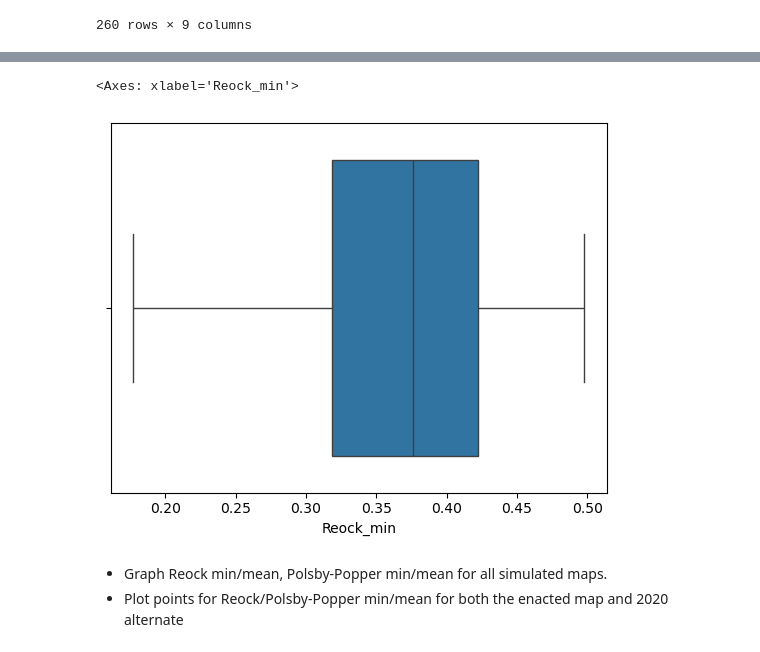
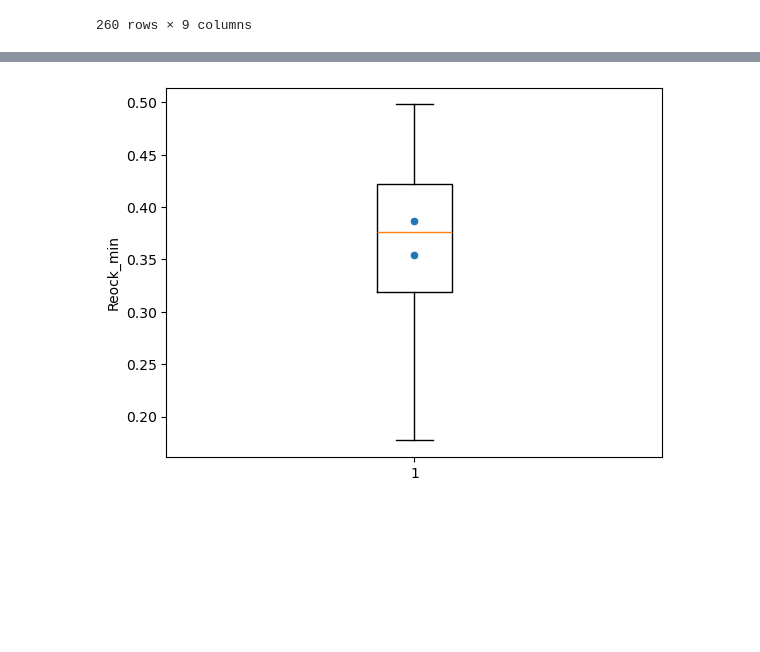
Before and after one commit to stefaniegwangphd/ia-redistricting, a Jupyter notebook: compactness_eval_test.ipynb, the cells around one changed output, grey strips where cells are left out. Drawn from its saved outputs; the diff is of its cells as text; code cells hidden in the pictures; blank space fills up the shorter version.

Commit message:
generate boxplots for Reock/Polsby-Popper min/mean with scatterplot overlay of enacted/alternate 2021 maps

```diff
--- a/compactness_eval_test.ipynb
+++ b/compactness_eval_test.ipynb
@@ -128,0 +126,3 @@ enacted_PP_mean = enacted_map['PolsbyPopper'].mean()
+# %%
+alternate_map=pd.read_csv('alt_map.csv')
+alternate_map
@@ -128,0 +135,14 @@ enacted_PP_mean = enacted_map['PolsbyPopper'].mean()
+# %%
+# map_dict = { 'map': ['enacted', 'alternate']
+#             , 'Reock_min': [enacted_map['Reock'].min(), alternate_map['Reock'].min()]
+#             , 'Reock_mean':[enacted_map['Reock'].mean(), alternate_map['Reock'].mean()]
+#             , 'PP_min': [enacted_map['PolsbyPopper'].min(), alternate_map['PolsbyPopper'].min()]
+#             , 'PP_mean':[enacted_map['PolsbyPopper'].mean(), alternate_map['PolsbyPopper'].mean()]
+# }
+
+map_dict = { 'measure': ['Reock_min', 'Reock_mean', 'PP_min', 'PP_mean']
+            , 'enacted': [enacted_map['Reock'].min(),enacted_map['Reock'].mean(),enacted_map['PolsbyPopper'].min(),enacted_map['PolsbyPopper'].mean()]
+            , 'alternate': [alternate_map['Reock'].min(),alternate_map['Reock'].mean(), alternate_map['PolsbyPopper'].min(),alternate_map['PolsbyPopper'].mean() ]}
+# %%
+maps_df=pd.DataFrame(map_dict)
+maps_df
@@ -129,10 +181,8 @@ enacted_PP_mean = enacted_map['PolsbyPopper'].mean()
 # %%
-sns.boxplot(data=compactness_analysis_df, x='Reock_min', zorder=1)
-# plt.boxplot(compactness_analysis_df['Reock_min'], zorder=1)
-# sns.scatterplot(x=enacted_Reock_min, zorder=2)
+# sns.boxplot(compactness_analysis_df['Reock_min'], zorder=1)
+
+plt.boxplot(x=compactness_analysis_df['Reock_min'], zorder=1)
+sns.scatterplot(x=1, y=maps_df['Reock_min'], zorder=2)
+plt.show()
 # %% [output]
-<Axes: xlabel='Reock_min'>
-[figure, old version]
+[figure, new version]
-# %% [markdown]
-- Graph Reock min/mean, Polsby-Popper min/mean for all simulated maps.
-- Plot points for Reock/Polsby-Popper min/mean for both the enacted map and 2020 alternate
```
Also changed, not shown: parts of 9 cells of this notebook.
